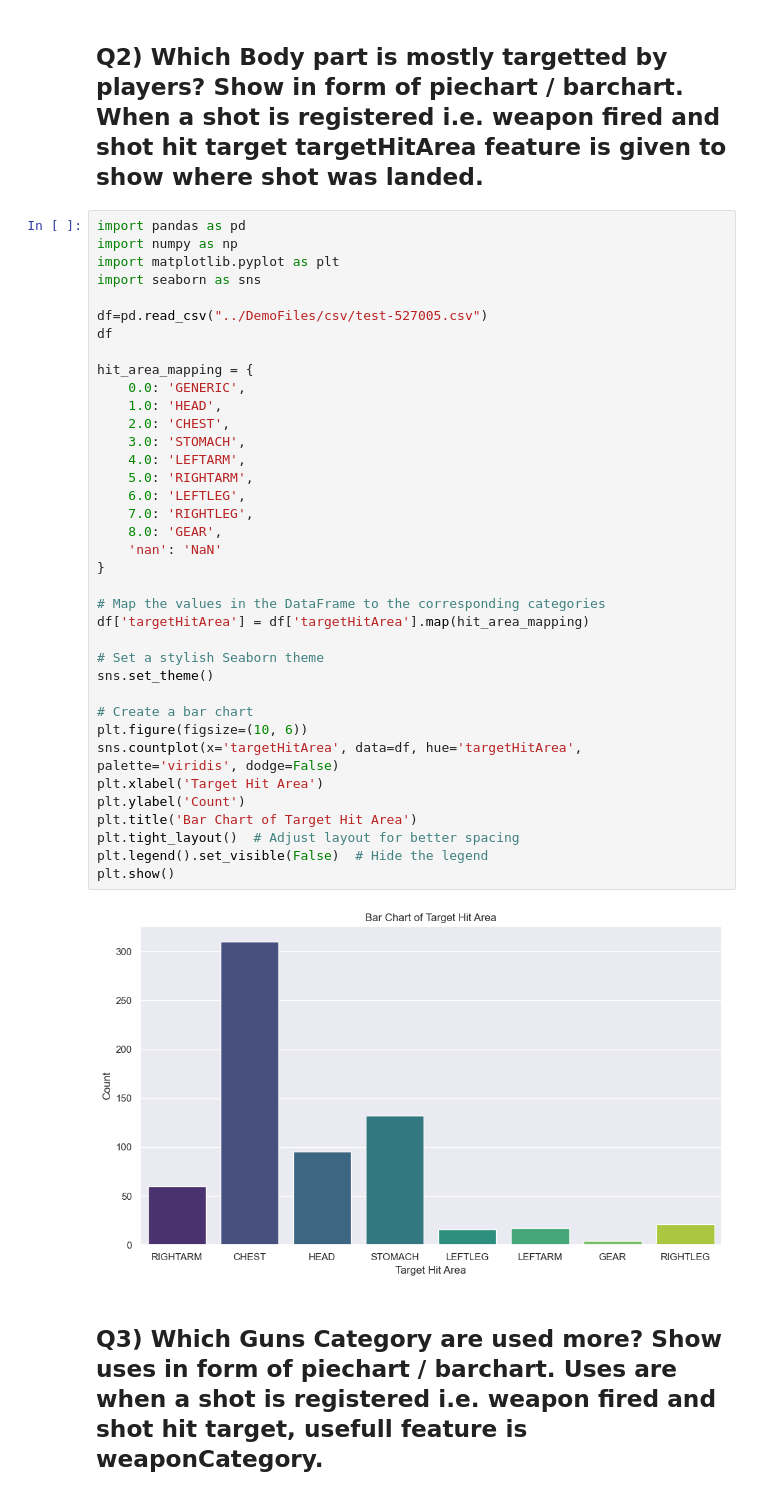
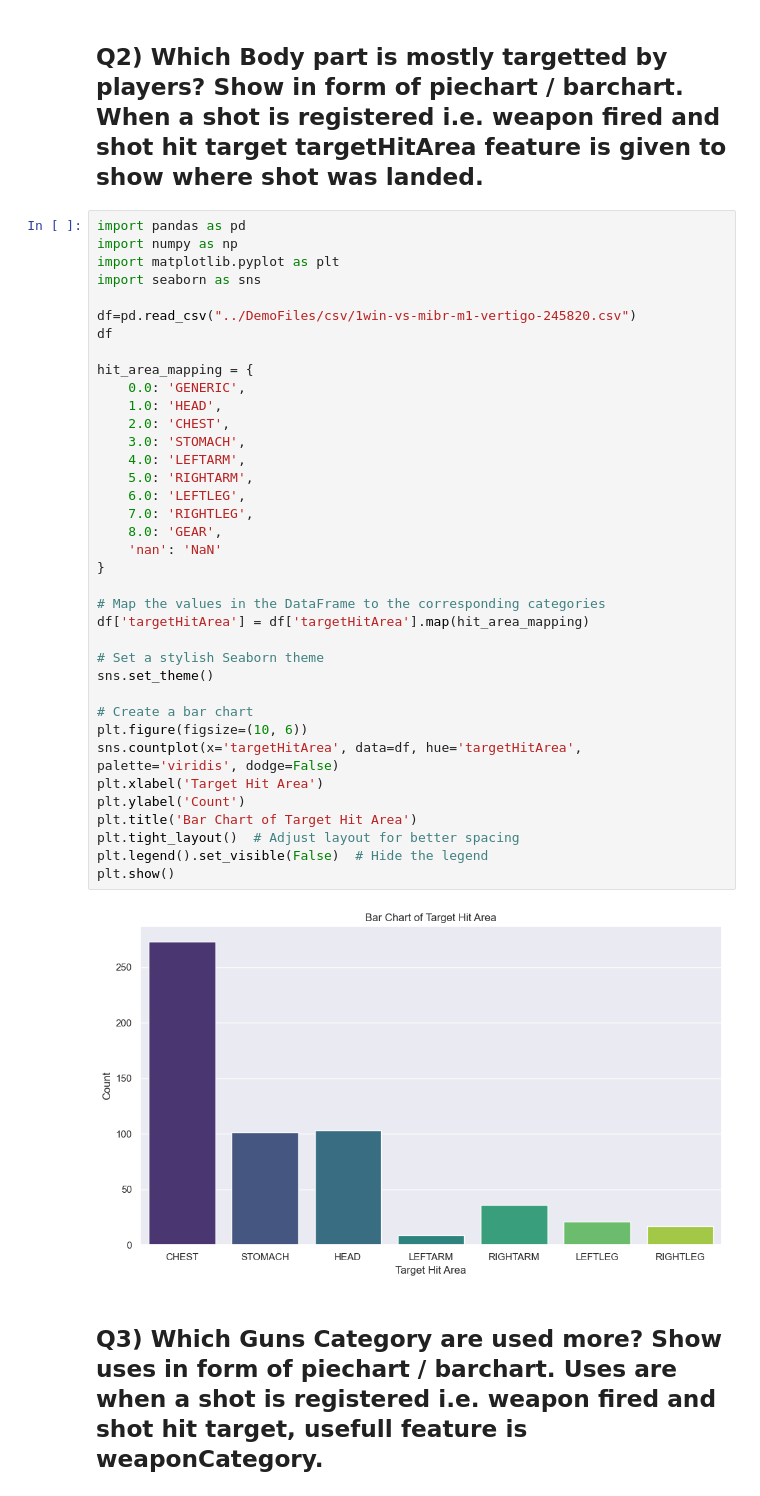
Before and after one commit to YAA-C/GEPCS, a Jupyter notebook: visualization/Shubham [Visualization].ipynb, the cells around one changed output. Cells and saved outputs as stored; diff of their text form.

```diff
--- a/visualization/Shubham [Visualization].ipynb
+++ b/visualization/Shubham [Visualization].ipynb
@@ -36,39 +39,39 @@ import numpy as np
 import matplotlib.pyplot as plt
 import seaborn as sns
 
-df=pd.read_csv("../DemoFiles/csv/test-527005.csv")
+df=pd.read_csv("../DemoFiles/csv/1win-vs-mibr-m1-vertigo-245820.csv")
 df
 
 hit_area_mapping = {
     0.0: 'GENERIC',
     1.0: 'HEAD',
     2.0: 'CHEST',
     3.0: 'STOMACH',
     4.0: 'LEFTARM',
     5.0: 'RIGHTARM',
     6.0: 'LEFTLEG',
     7.0: 'RIGHTLEG',
     8.0: 'GEAR',
     'nan': 'NaN'
 }
 
 # Map the values in the DataFrame to the corresponding categories
 df['targetHitArea'] = df['targetHitArea'].map(hit_area_mapping)
 
 # Set a stylish Seaborn theme
 sns.set_theme()
 
 # Create a bar chart
 plt.figure(figsize=(10, 6))
 sns.countplot(x='targetHitArea', data=df, hue='targetHitArea', palette='viridis', dodge=False)
 plt.xlabel('Target Hit Area')
 plt.ylabel('Count')
 plt.title('Bar Chart of Target Hit Area')
 plt.tight_layout()  # Adjust layout for better spacing
 plt.legend().set_visible(False)  # Hide the legend
 plt.show()
 # %% [output]
-[figure, old version]
+[figure, new version]
 # %% [markdown]
 ## Q3) Which Guns Category are used more? Show uses in form of piechart / barchart. Uses are when a shot is registered i.e. weapon fired and shot hit target, usefull feature is weaponCategory.
 # %%
```
Also changed, not shown: parts of 4 cells of this notebook, 1 other file.
